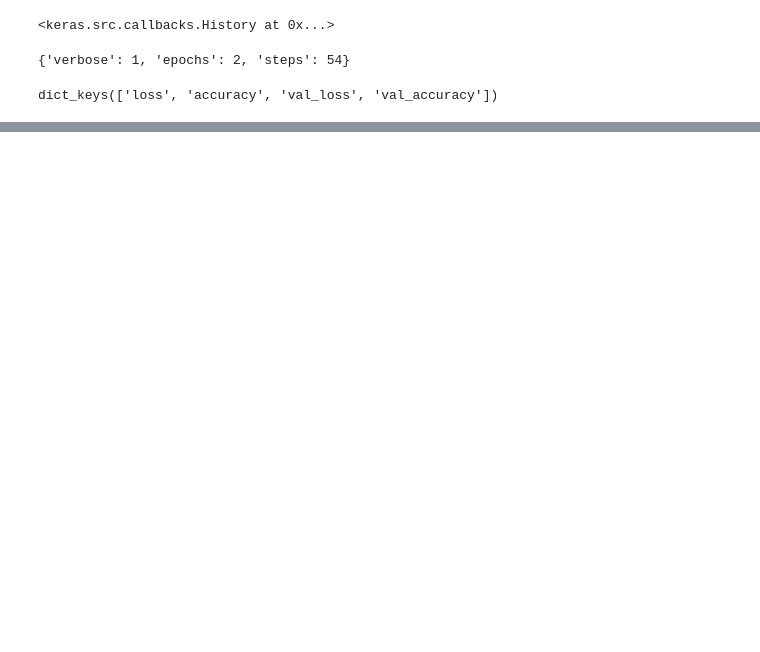
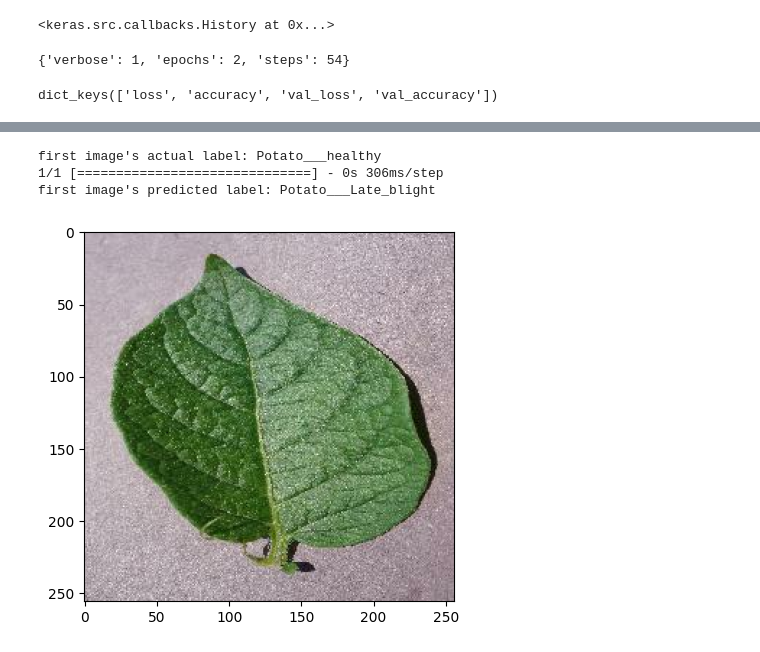
Before and after one commit to davidalias/DeepLearning, a Jupyter notebook: CNN/project/potato_disease/training.ipynb, the cells around one changed output, grey strips where cells are left out. Cells and saved outputs as stored; diff of their text form; code cells hidden in the pictures; blank space fills up the shorter version.

Commit message:
Potato disease detection using cnn

```diff
--- a/CNN/project/potato_disease/training.ipynb
+++ b/CNN/project/potato_disease/training.ipynb
@@ -243,0 +279,14 @@ dict_keys(['loss', 'accuracy', 'val_loss', 'val_accuracy'])
+# %%
+for image_batch, label_batch in test_ds.take(1):
+    plt.imshow(image_batch[0].numpy().astype("uint8"))
+    first_image = image_batch[0].numpy().astype("uint8")
+    first_label = label_batch[0].numpy()
+
+    print("first image's actual label:", class_names[first_label])
+    batch_prediction = model.predict(image_batch)
+    print("first image's predicted label:",class_names[np.argmax(batch_prediction[0])])
+# %% [output]
+first image's actual label: Potato___healthy
+1/1 [==============================] - 0s 306ms/step
+first image's predicted label: Potato___Late_blight
+[figure, added]
```
Also changed, not shown: parts of 16 cells of this notebook, 5 other files.
